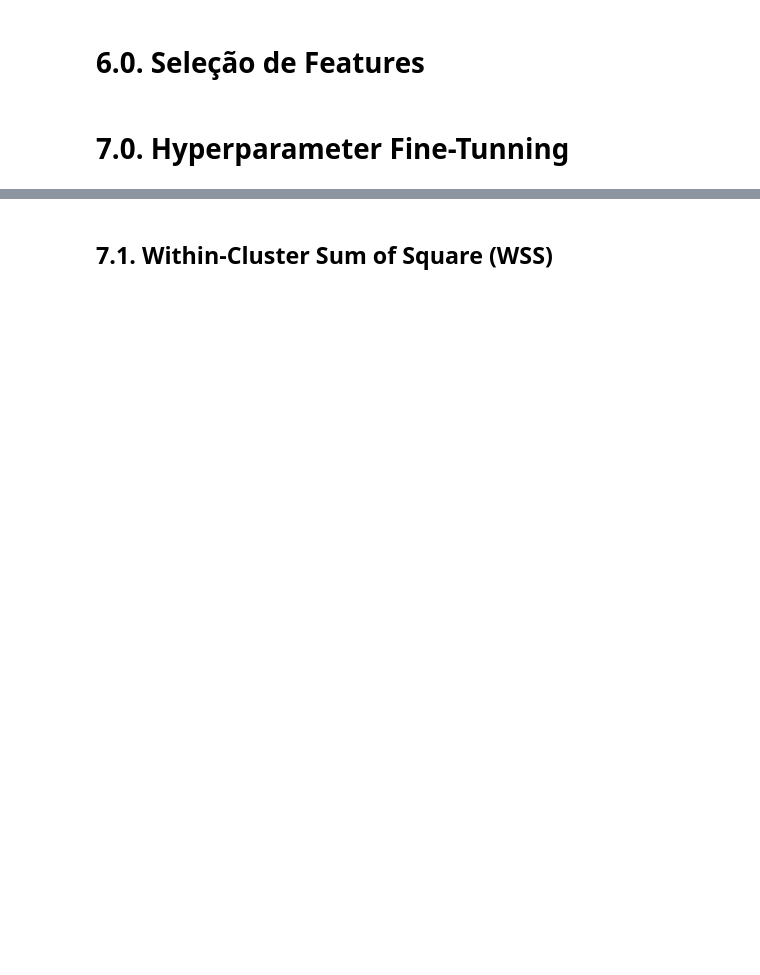
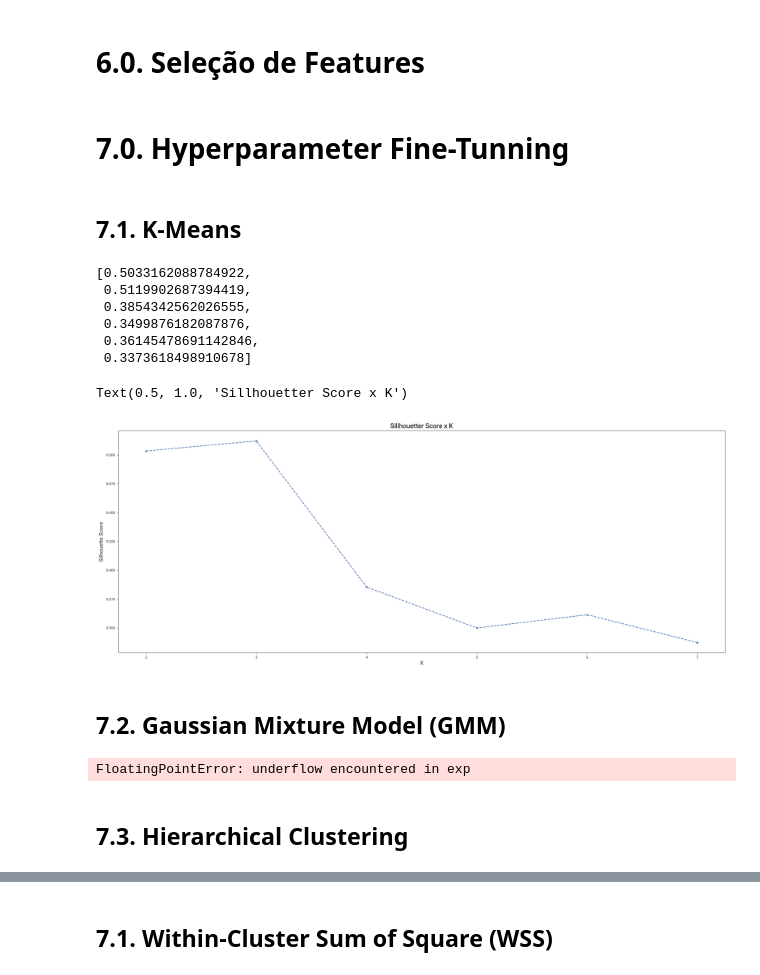
Before and after one commit to laurivansareta/insiders_clustering, a Jupyter notebook: notebooks/v1.0-ls-insiders_clustering.ipynb, the cells around one changed output, grey strips where cells are left out. Saved outputs shown, nothing was run; the diff lists cells and outputs as text; code cells hidden in the pictures; blank space fills up the shorter version.

```diff
--- a/notebooks/v1.0-ls-insiders_clustering.ipynb
+++ b/notebooks/v1.0-ls-insiders_clustering.ipynb
@@ -1048,3 +1078,58 @@ df6 = df5.copy()
 X = df6.drop( columns=['customer_id'] )
 # %%
 clusters = [2, 3, 4, 5, 6, 7]
+# %% [markdown]
+## 7.1. K-Means
+# %%
+kmeans_list = []
+
+for k in clusters:
+    # Definição Modelo
+    kmeans_model = c.KMeans( n_clusters=k )
+
+    # Treino Modelo
+    kmeans_model.fit( X )
+
+    # Predição
+    labels = kmeans_model.predict( X )
+
+    # Performance modelo
+    sil = m.silhouette_score( X, labels, metric='euclidean')
+    kmeans_list.append( sil )
+# %%
+kmeans_list
+# %% [output]
+[0.5033162088784922,
+ 0.5119902687394419,
+ 0.3854342562026555,
+ 0.3499876182087876,
+ 0.36145478691142846,
+ 0.3373618498910678]
+# %%
+plt.plot( clusters, kmeans_list, linestyle='--', marker='o', color='b' )
+plt.xlabel( 'K' );
+plt.ylabel( 'Silhouette Score' )
+plt.title( 'Sillhouetter Score x K' )
+# %% [output]
+Text(0.5, 1.0, 'Sillhouetter Score x K')
+[figure, added]
+# %% [markdown]
+## 7.2. Gaussian Mixture Model (GMM)
+# %%
+gmm_list = []
+
+for k in clusters:
+    # Definição Modelo
+    gmm_model = mx.GaussianMixture( n_components=k )
+
+    # Treino Modelo
+    gmm_model.fit( X )
+
+    # Predict Modelo
+    labels = gmm_model.predict( X )
+
+    # Performance Modelo
+    sil = m.silhouette_score( X, label, metric='euclidean' )
+    gmm_list.append( sil )
+# %% [output]
+FloatingPointError: underflow encountered in exp
@@ -1050,0 +1148,2 @@ clusters = [2, 3, 4, 5, 6, 7]
+# %% [markdown]
+## 7.3. Hierarchical Clustering
```
Also changed, not shown: parts of 28 cells of this notebook.
